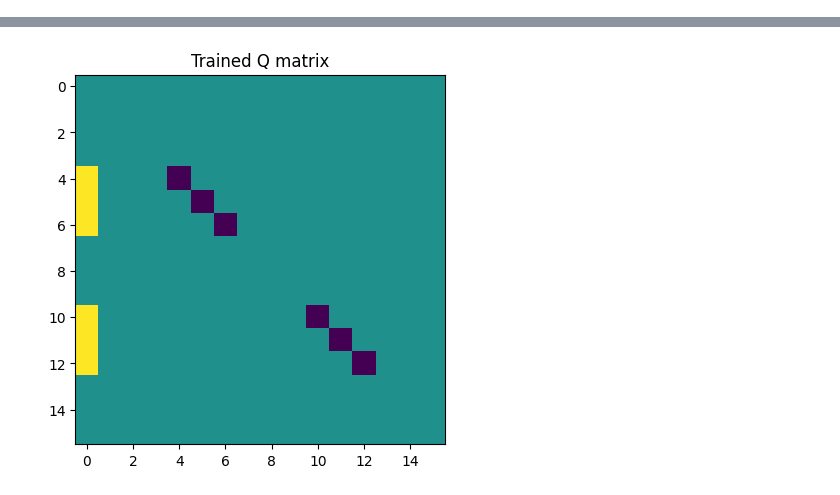
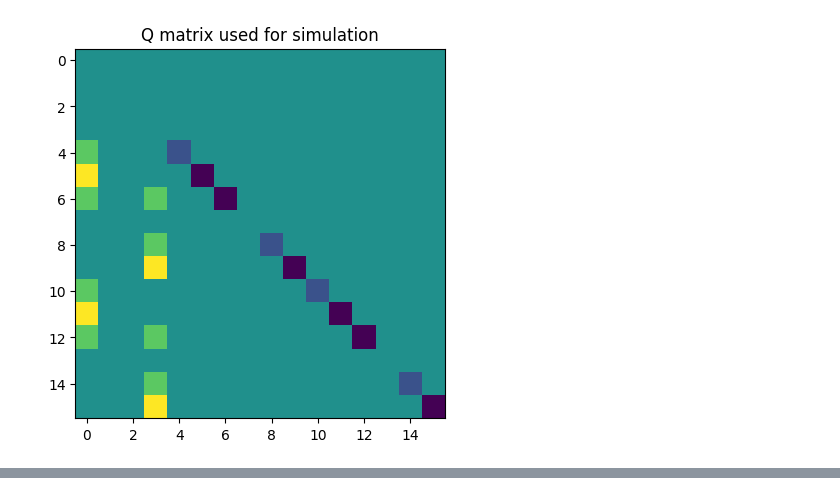
Before and after one commit to axchen7/phylo, a Jupyter notebook: simulate.ipynb, the cells around one changed output, grey strips where cells are left out. Drawn from its saved outputs; the diff is of its cells as text; code cells hidden in the pictures.

Commit message:
Tweak simulation

```diff
--- a/simulate.ipynb
+++ b/simulate.ipynb
@@ -145,22 +145,24 @@ class Simulate_GT16:
             for i, cell in enumerate(self.leaf_cells):
                 f.write(f"CELL-{i}    {cell.get_phy_value()}\n")
 # %%
-exchangeability = np.array([0.001] * 6)
+exchangeability = np.array([0.01, 0.02] * 3)
 stationary = np.zeros(16)
 stationary[0] = 1
+stationary[3] = 1
 N = 500
 
 dot_phy_path = "./data/cellphy_simulated_set.phy"
 
 simulation = Simulate_GT16(exchangeability, stationary, N)
 
+plt.title("Q matrix used for simulation")
+plt.imshow(simulation.Q)
+plt.show()
+
 simulation.save_to_dot_phy(dot_phy_path)
 print(f"Saved to {dot_phy_path}")
 
-plt.title("Trained Q matrix")
-plt.imshow(simulation.Q)
-plt.show()
-
 for cell in [simulation.healthy_cell] + simulation.leaf_cells:
     print(cell.get_human_readable_value())
 # %% [output]
+[figure, new version]
@@ -184 +185,0 @@ Saved to ./data/cellphy_simulated_set.phy
-[figure, old version]
```
Also changed, not shown: parts of 1 cell of this notebook.
